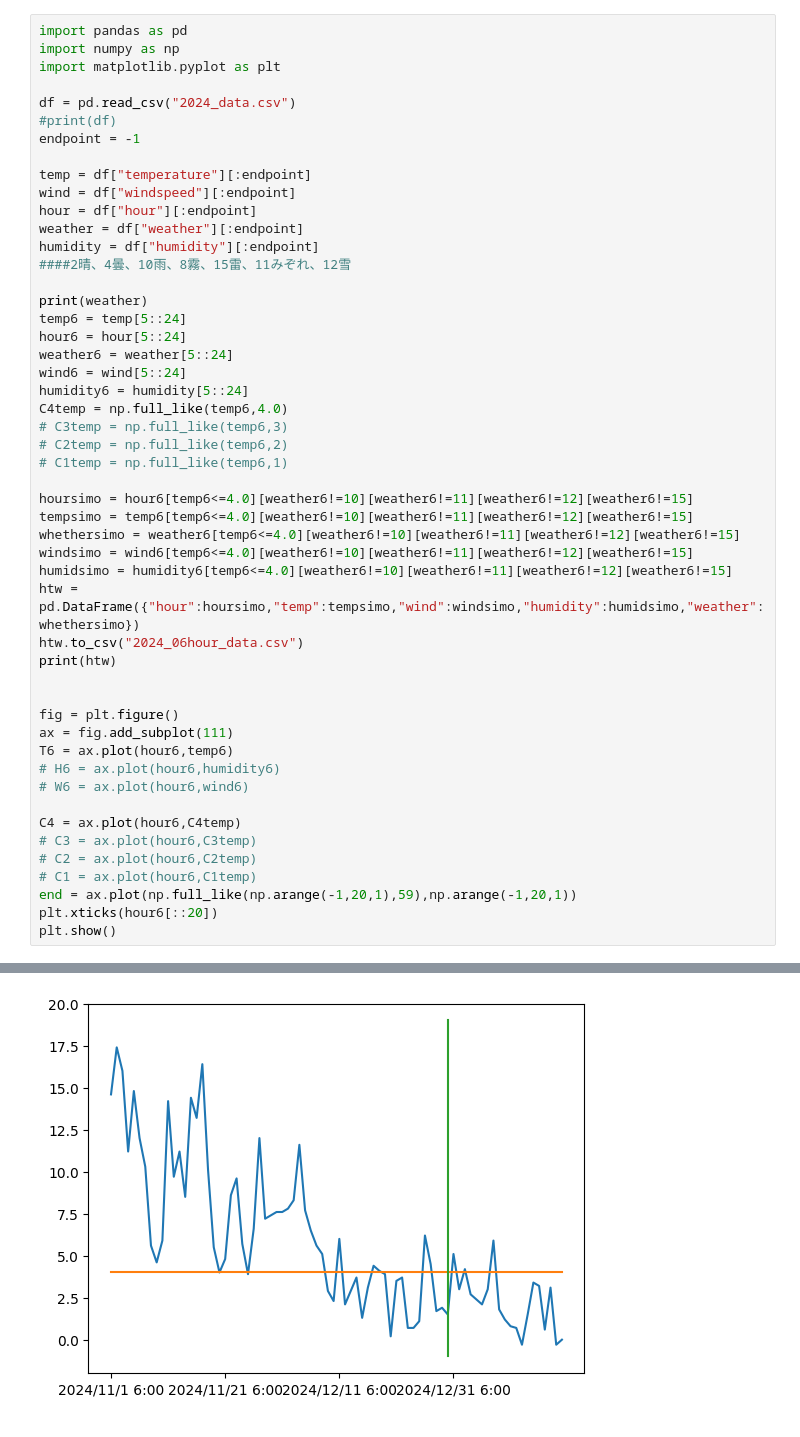
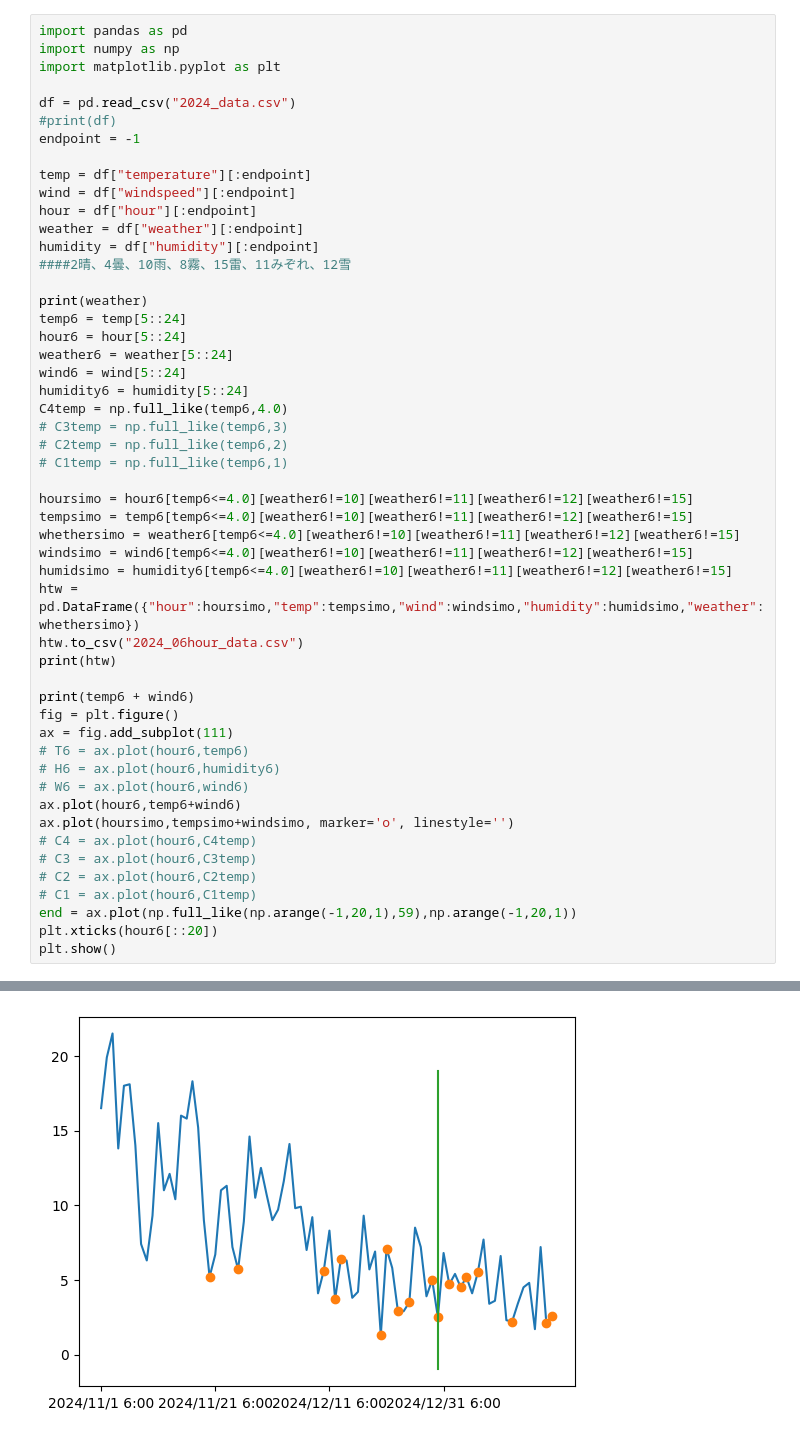
Before and after one commit to nasatsu/openrep, a Jupyter notebook: hatsusimo.ipynb, the cells around one changed output, grey strips where cells are left out. Saved outputs shown, nothing was run; the diff lists cells and outputs as text.

```diff
--- a/hatsusimo.ipynb
+++ b/hatsusimo.ipynb
@@ -34,14 +34,15 @@ htw = pd.DataFrame({"hour":hoursimo,"temp":tempsimo,"wind":windsimo,"humidity":h
 htw.to_csv("2024_06hour_data.csv")
 print(htw)
 
-
+print(temp6 + wind6)
 fig = plt.figure()
 ax = fig.add_subplot(111)
-T6 = ax.plot(hour6,temp6)
+# T6 = ax.plot(hour6,temp6)
 # H6 = ax.plot(hour6,humidity6)
 # W6 = ax.plot(hour6,wind6)
-
-C4 = ax.plot(hour6,C4temp)
+ax.plot(hour6,temp6+wind6)
+ax.plot(hoursimo,tempsimo+windsimo, marker='o', linestyle='')
+# C4 = ax.plot(hour6,C4temp)
 # C3 = ax.plot(hour6,C3temp)
 # C2 = ax.plot(hour6,C2temp)
 # C1 = ax.plot(hour6,C1temp)
@@ -69 +70 @@ Name: weather, Length: 1919, dtype: float64
-[figure, old version]
+[figure, new version]
```
Also changed, not shown: parts of 1 cell of this notebook.
